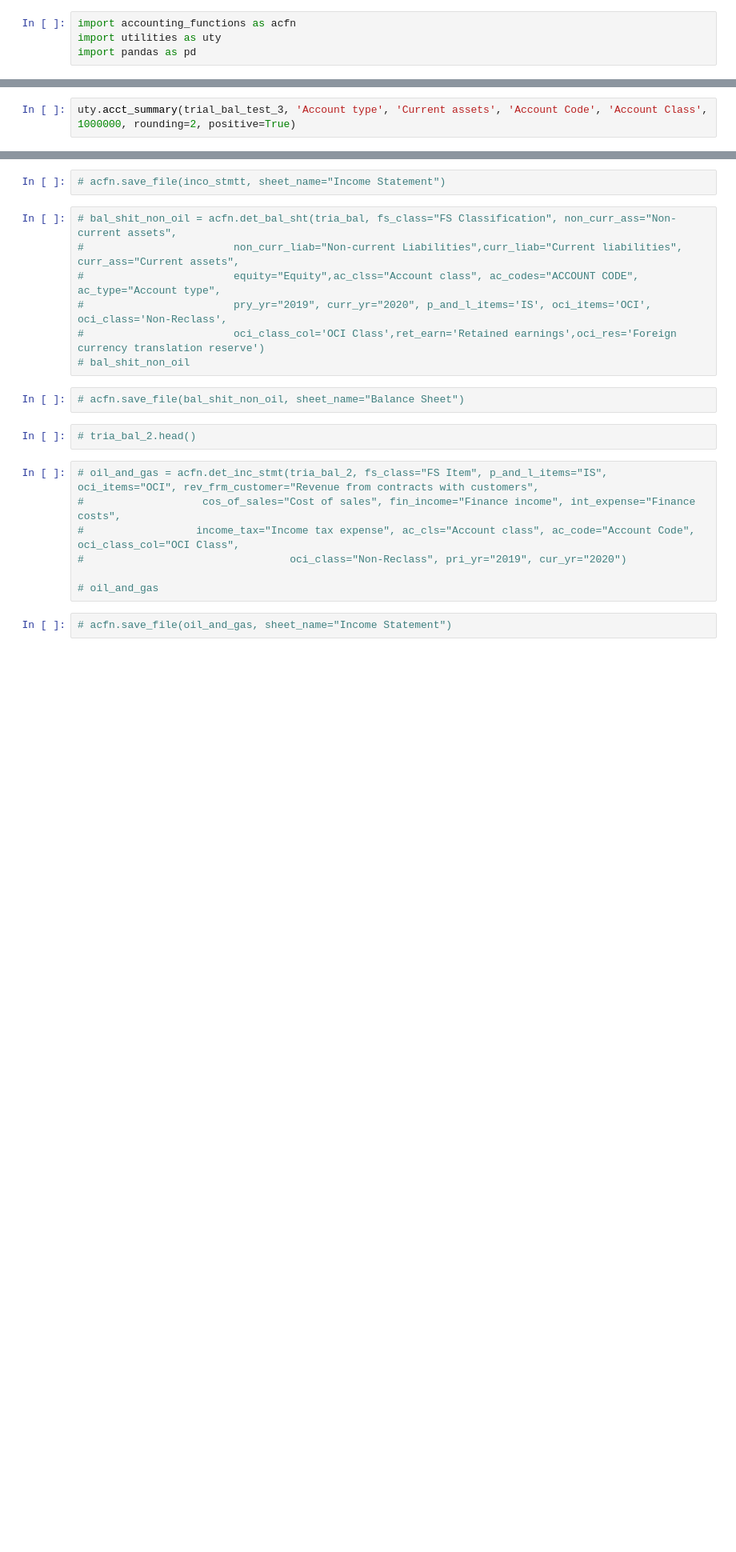
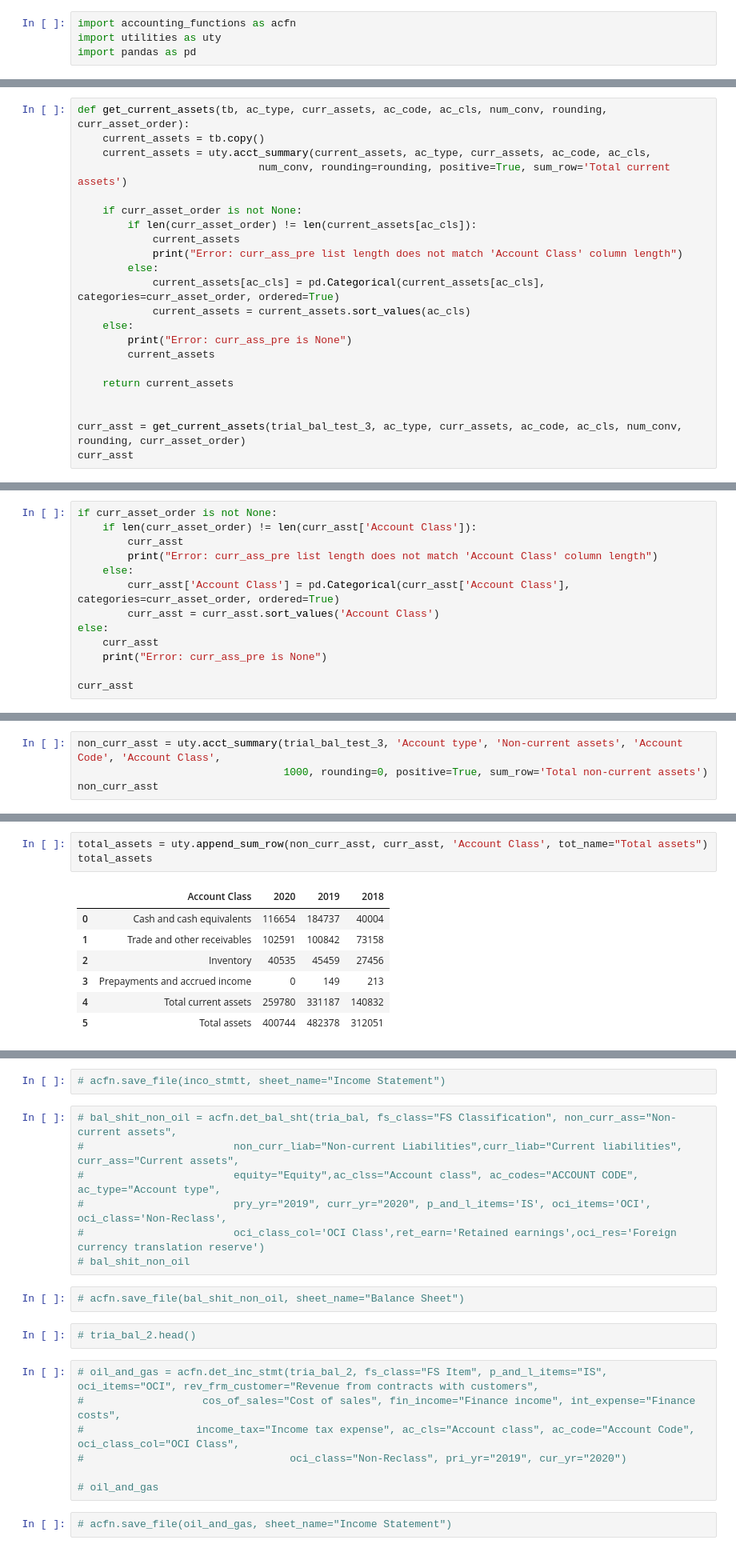
Before and after one commit to nkwachiabel/accounting_functions, a Jupyter notebook: Accounting functions/Accounting functions notebook.ipynb, the cells around one changed output, grey strips where cells are left out. Shown at 80% size. Drawn from its saved outputs; the diff is of its cells as text; blank space fills up the shorter version.

Commit message:
Included current asset function

```diff
--- a/Accounting functions/Accounting functions notebook.ipynb
+++ b/Accounting functions/Accounting functions notebook.ipynb
@@ -140,2 +159,22 @@ incst
 # %%
-uty.acct_summary(trial_bal_test_3, 'Account type', 'Current assets', 'Account Code', 'Account Class', 1000000, rounding=2, positive=True)
+def get_current_assets(tb, ac_type, curr_assets, ac_code, ac_cls, num_conv, rounding, curr_asset_order):
+    current_assets = tb.copy()
+    current_assets = uty.acct_summary(current_assets, ac_type, curr_assets, ac_code, ac_cls,
+                             num_conv, rounding=rounding, positive=True, sum_row='Total current assets')
+
+    if curr_asset_order is not None:
+        if len(curr_asset_order) != len(current_assets[ac_cls]):
+            current_assets
+            print("Error: curr_ass_pre list length does not match 'Account Class' column length")
+        else:
+            current_assets[ac_cls] = pd.Categorical(current_assets[ac_cls], categories=curr_asset_order, ordered=True)
+            current_assets = current_assets.sort_values(ac_cls)
+    else:
+        print("Error: curr_ass_pre is None")
+        current_assets
+
+    return current_assets
+
+
+curr_asst = get_current_assets(trial_bal_test_3, ac_type, curr_assets, ac_code, ac_cls, num_conv, rounding, curr_asset_order)
+curr_asst
@@ -141,0 +188,13 @@ uty.acct_summary(trial_bal_test_3, 'Account type', 'Current assets', 'Account Co
+# %%
+if curr_asset_order is not None:
+    if len(curr_asset_order) != len(curr_asst['Account Class']):
+        curr_asst
+        print("Error: curr_ass_pre list length does not match 'Account Class' column length")
+    else:
+        curr_asst['Account Class'] = pd.Categorical(curr_asst['Account Class'], categories=curr_asset_order, ordered=True)
+        curr_asst = curr_asst.sort_values('Account Class')
+else:
+    curr_asst
+    print("Error: curr_ass_pre is None")
+
+curr_asst
@@ -141,0 +209,4 @@ uty.acct_summary(trial_bal_test_3, 'Account type', 'Current assets', 'Account Co
+# %%
+non_curr_asst = uty.acct_summary(trial_bal_test_3, 'Account type', 'Non-current assets', 'Account Code', 'Account Class',
+                                 1000, rounding=0, positive=True, sum_row='Total non-current assets')
+non_curr_asst
@@ -141,0 +220,11 @@ uty.acct_summary(trial_bal_test_3, 'Account type', 'Current assets', 'Account Co
+# %%
+total_assets = uty.append_sum_row(non_curr_asst, curr_asst, 'Account Class', tot_name="Total assets")
+total_assets
+# %% [output]
+|  | Account Class | 2020 | 2019 | 2018 |
+| 0 | Cash and cash equivalents | 116654 | 184737 | 40004 |
+| 1 | Trade and other receivables | 102591 | 100842 | 73158 |
+| 2 | Inventory | 40535 | 45459 | 27456 |
+| 3 | Prepayments and accrued income | 0 | 149 | 213 |
+| 4 | Total current assets | 259780 | 331187 | 140832 |
+| 5 | Total assets | 400744 | 482378 | 312051 |
```
Also changed, not shown: parts of 24 cells of this notebook.
